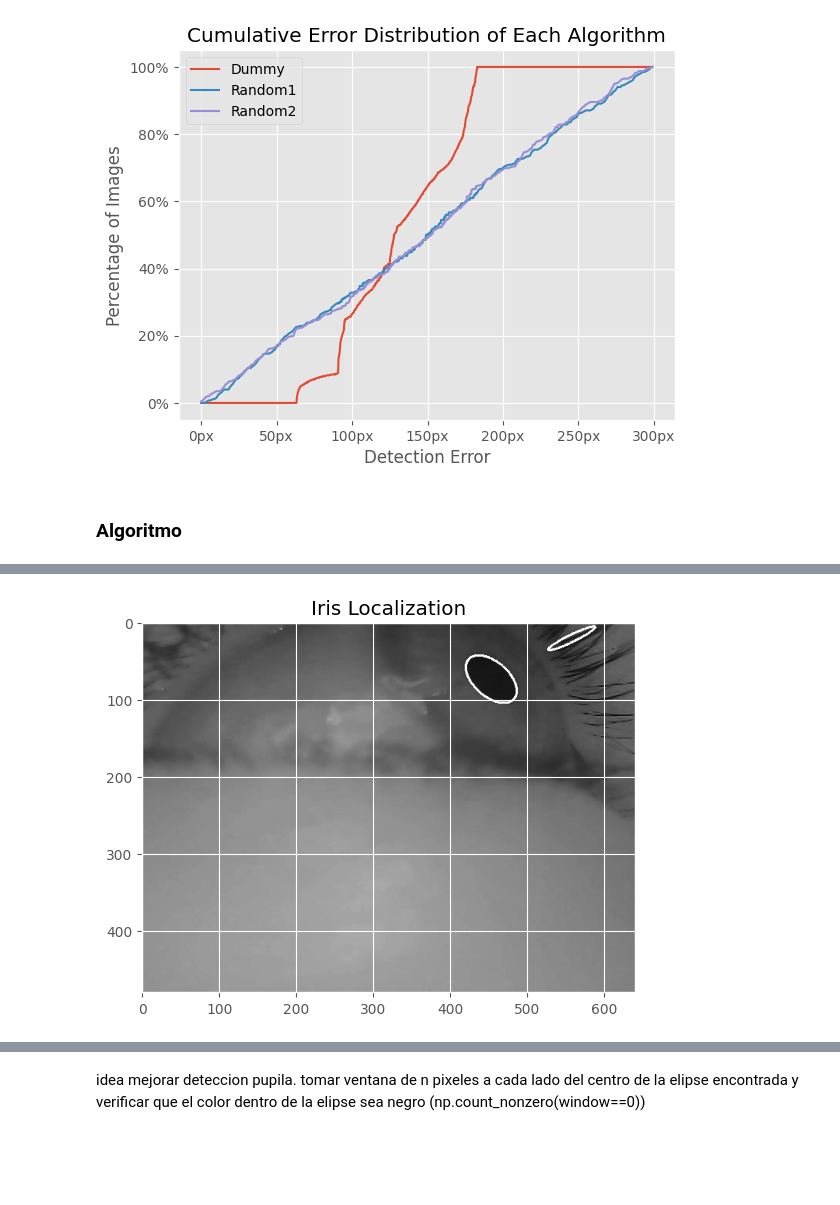
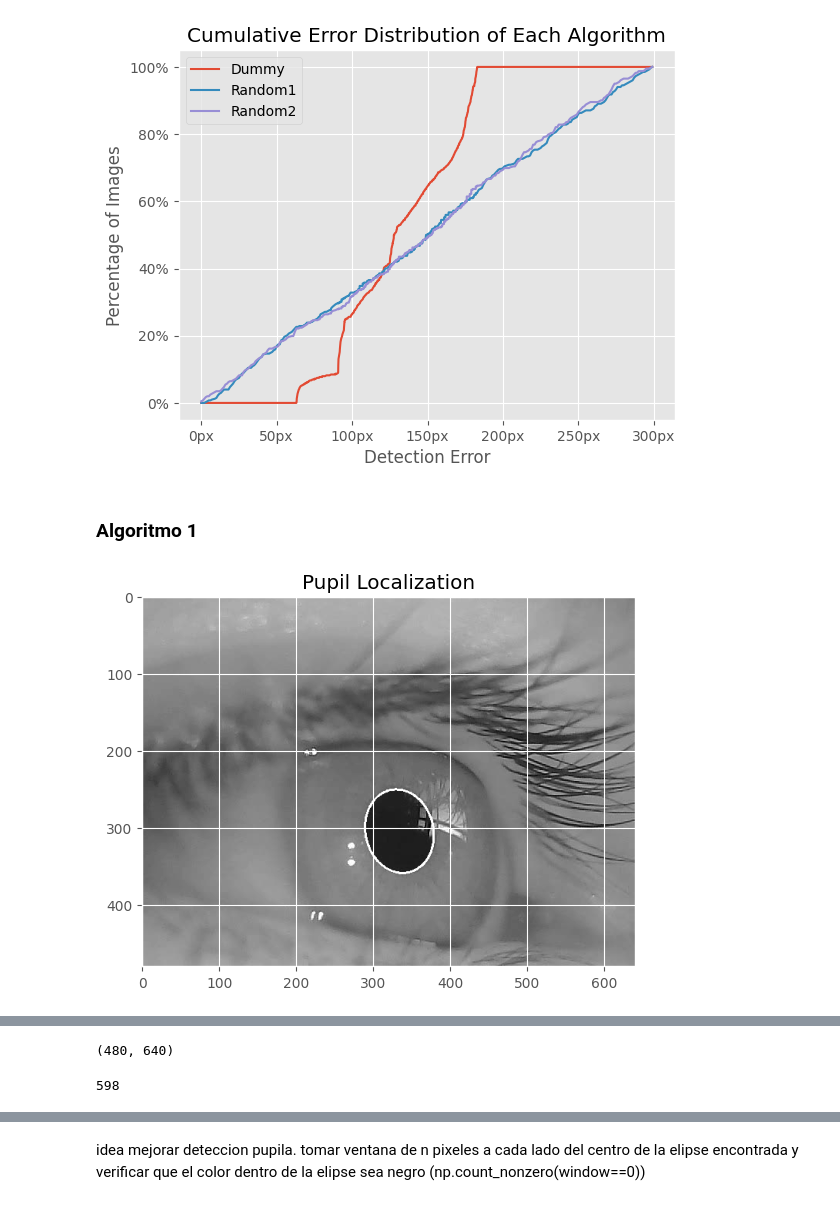
Before and after one commit to mathiramilo/pupil-detection, a Jupyter notebook: src/exploratory.ipynb, the cells around one changed output, grey strips where cells are left out. Drawn from its saved outputs; the diff is of its cells as text; code cells hidden in the pictures; blank space fills up the shorter version.

Commit message:
Mejoras al algoritmo e intento de pruebas

```diff
--- a/src/exploratory.ipynb
+++ b/src/exploratory.ipynb
@@ -66,11 +67,11 @@ plot_cumulative_error([results, rand_errs, rand_errs2],
 # %% [output]
 [figure]
 # %% [markdown]
-### Algoritmo
+### Algoritmo 1
 # %%
-# Iris Localization
+# Pupil Localization
 
-def iris_localization(image):
+def pupil_localization(image):
 
     # Apply Gaussian filtering for smoothing
     smoothed = cv2.GaussianBlur(image, (5, 5), 0)
@@ -89,7 +90,7 @@ def iris_localization(image):
     # plt.imshow(image)
     ellipses = []
     for contour in contours:
-        if len(contour) >= 60:
+        if len(contour) >= 30:
             ellipse = cv2.fitEllipse(contour)
 
             # Unpack the ellipse parameters
@@ -99,7 +100,7 @@ def iris_localization(image):
             center = (int(center_x), int(center_y))
             axes = (int(major_axis / 2), int(minor_axis / 2))
 
-            print(center, axes, angle)
+            # print(center, axes, angle)
 
             # Calculate the size of the square based on a scale factor
             scale_factor = 0.4
@@ -107,42 +108,77 @@ def iris_localization(image):
 
             # Define the coordinates of the square
             x = center[0] - square_size // 2
             y = center[1] - square_size // 2
 
             # Extract the square region of interest (ROI) from the image
             roi = image[y:y+square_size, x:x+square_size]
 
             # Calculate the percentage of black pixels within the ROI
             black_pixels = np.sum(roi < 45)
             total_pixels = roi.size
-            black_pixels_percentage = black_pixels / total_pixels
+            if total_pixels == 0:
+                black_pixels_percentage = 0
+            else:
+                black_pixels_percentage = black_pixels / total_pixels
 
-            print(black_pixels, total_pixels)
-            print(black_pixels_percentage)
+            # print(black_pixels, total_pixels)
+            # print(black_pixels_percentage)
 
             if black_pixels_percentage > 0.9:
                 ellipses.append(ellipse)
 
+    # Take the largest ellipse founded
+    ellipsis = find_largest_ellipse(ellipses)
 
+    if ellipsis is None:
+        return None, None
 
-    return ellipses
+    # Find the center of the ellipse
+    (center_x, center_y), (major_axis, minor_axis), angle = ellipsis
+    center = (int(center_x), int(center_y))
 
-def draw_ellipses(image: np.ndarray, ellipses):
-    if ellipses is not None:
-        for ellipse in ellipses:
-            cv2.ellipse(image, ellipse, (255, 255, 255), 2)
+    return ellipsis, center
+
+def find_largest_ellipse(ellipses):
+    # Initialize variables for tracking the largest ellipse
+    largest_area = 0
+    largest_ellipse = None
+
+    for ellipse in ellipses:
+        # Unpack the ellipse parameters
+        (center_x, center_y), (major_axis, minor_axis), angle = ellipse
+
+        # Convert the parameters to integer values
+        center = (int(center_x), int(center_y))
+        axes = (int(major_axis / 2), int(minor_axis / 2))
+
+        # Calculate the area of the ellipse contour
+        contour_area = np.pi * (axes[0] / 2) * (axes[1] / 2)
+
+        # Check if the current ellipse has a larger area than the previous largest ellipse
+        if contour_area > largest_area:
+            largest_area = contour_area
+            largest_ellipse = ellipse
+
+    return largest_ellipse
+
+def draw_ellipsis(image: np.ndarray, ellipsis):
+    if ellipsis is not None:
+        cv2.ellipse(image, ellipsis, (255, 255, 255), 2)
     # if circles is not None:
     #     circles = np.round(circles[0, :]).astype("int")
     #     for (x, y, r) in circles:
     #         cv2.circle(image, (x, y), r, (0,255,0), 2)
 
     plt.imshow(image, cmap="gray")
-    plt.title("Iris Localization")
+    plt.title("Pupil Localization")
     plt.show()
 
 # Test
-image = cv2.imread(f"{DATASET_DIR}/2/2_290.jpg", 0) # Read as grayscale
+image = cv2.imread(f"{DATASET_DIR}/1/1_001.jpg", 0) # Read as grayscale
 
-ellipses = iris_localization(image)
-draw_ellipses(image, ellipses)
+ellipsis, center = pupil_localization(image)
+draw_ellipsis(image, ellipsis)
+print(center)
 # %% [output]
+[figure, new version]
@@ -166 +186,8 @@ nan
-[figure, old version]
+# %%
+image.shape
+# %% [output]
+(480, 640)
+# %%
+640-42
+# %% [output]
+598
```
Also changed, not shown: parts of 7 cells of this notebook.
